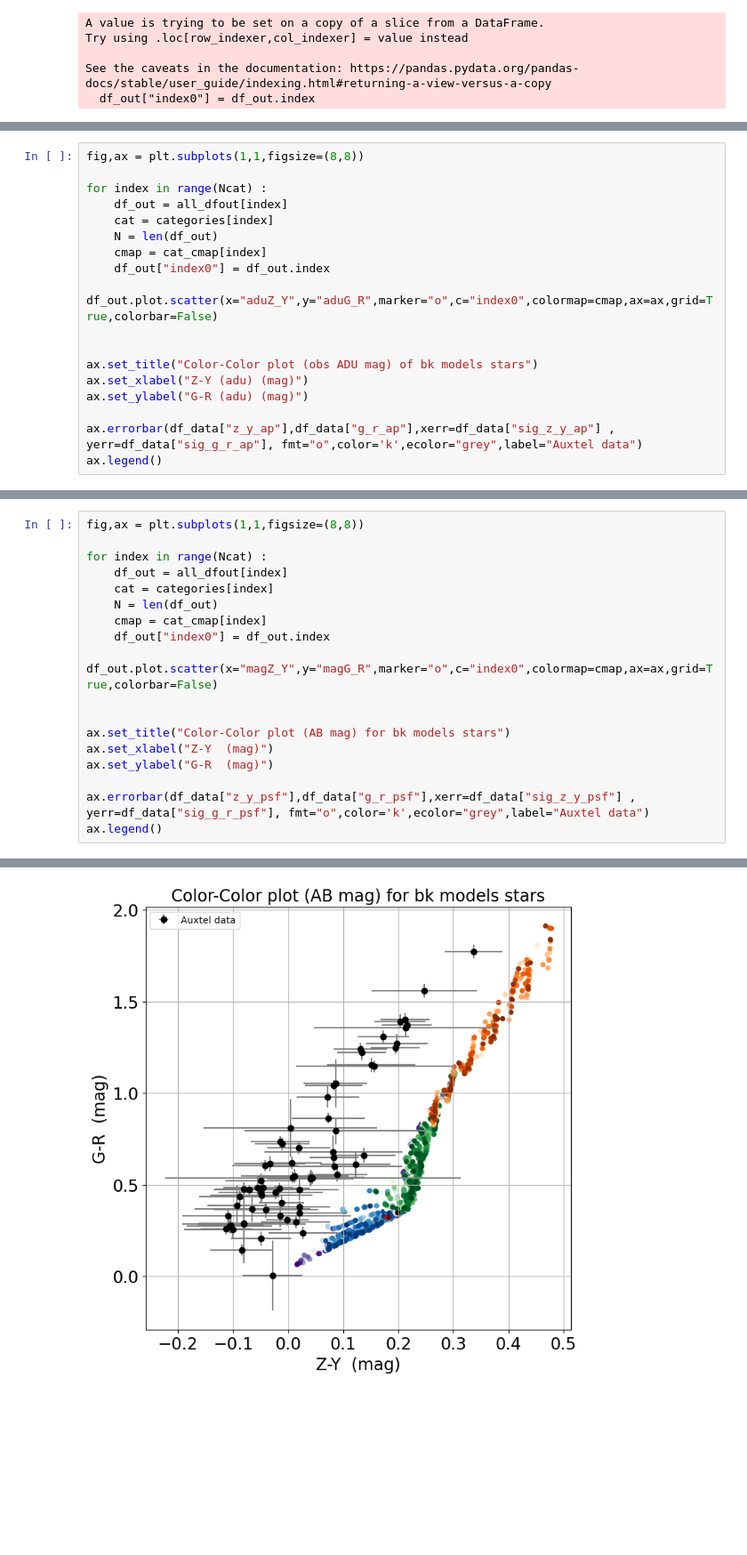
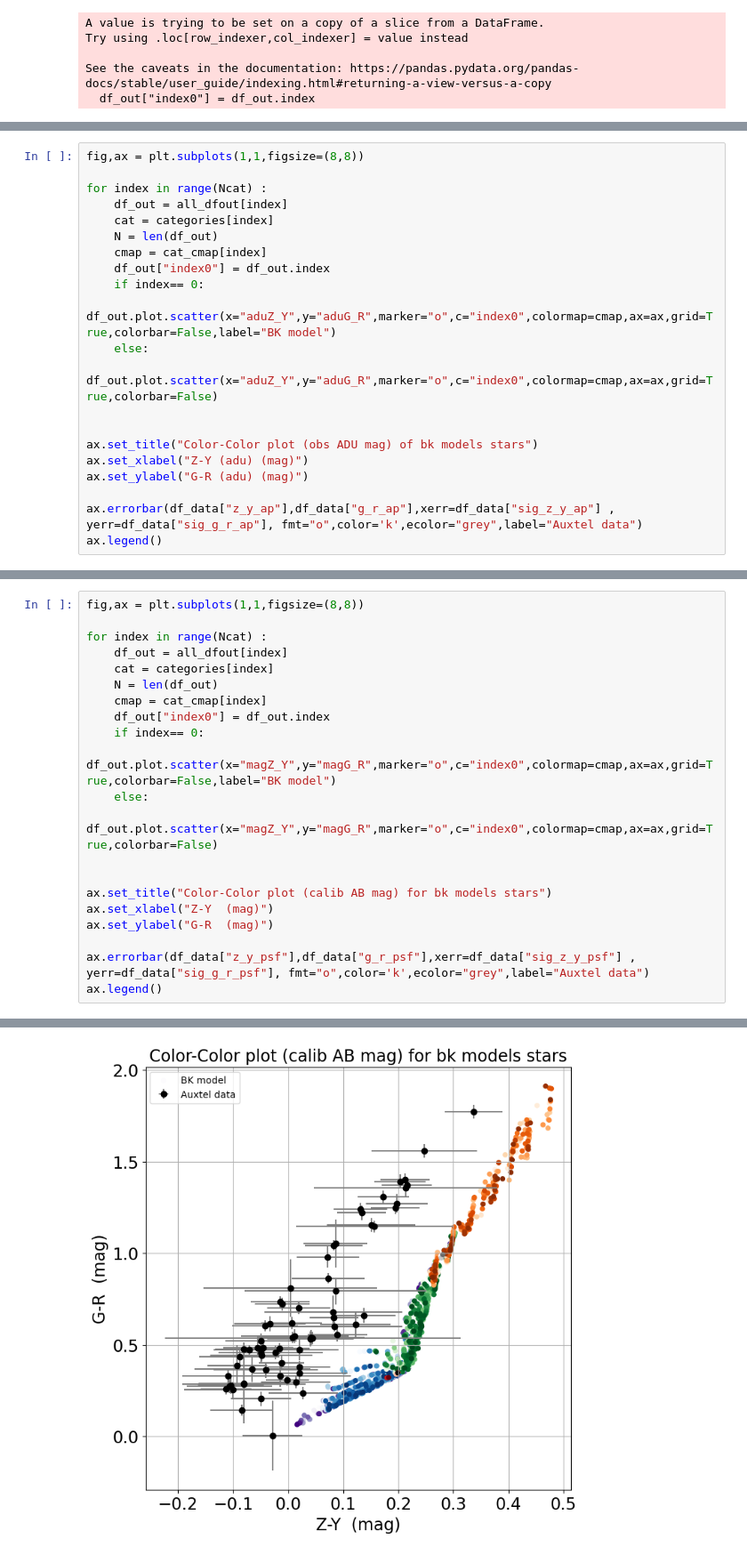
Before and after one commit to sylvielsstfr/RubinLSSTPhotometricCorrTuto, a Jupyter notebook: notebooks/07_SEDBKModelsColors/CompareColorsBKModelsAuxtelData_auxtelSDSSfilters.ipynb, the cells around one changed output, grey strips where cells are left out. Shown at 89% size. Cells and saved outputs as stored; diff of their text form; blank space fills up the shorter version.

Commit message:
Nices plots

```diff
--- a/notebooks/07_SEDBKModelsColors/CompareColorsBKModelsAuxtelData_auxtelSDSSfilters.ipynb
+++ b/notebooks/07_SEDBKModelsColors/CompareColorsBKModelsAuxtelData_auxtelSDSSfilters.ipynb
@@ -533,7 +533,10 @@ for index in range(Ncat) :
     N = len(df_out)
     cmap = cat_cmap[index]
     df_out["index0"] = df_out.index
-    df_out.plot.scatter(x="aduZ_Y",y="aduG_R",marker="o",c="index0",colormap=cmap,ax=ax,grid=True,colorbar=False)
+    if index== 0:
+        df_out.plot.scatter(x="aduZ_Y",y="aduG_R",marker="o",c="index0",colormap=cmap,ax=ax,grid=True,colorbar=False,label="BK model")
+    else:
+        df_out.plot.scatter(x="aduZ_Y",y="aduG_R",marker="o",c="index0",colormap=cmap,ax=ax,grid=True,colorbar=False)
 
 
 ax.set_title("Color-Color plot (obs ADU mag) of bk models stars")
@@ -548,21 +551,24 @@ ax.legend()
 # %%
 fig,ax = plt.subplots(1,1,figsize=(8,8))
 
 for index in range(Ncat) :
     df_out = all_dfout[index]
     cat = categories[index]
     N = len(df_out)
     cmap = cat_cmap[index]
     df_out["index0"] = df_out.index
-    df_out.plot.scatter(x="magZ_Y",y="magG_R",marker="o",c="index0",colormap=cmap,ax=ax,grid=True,colorbar=False)
+    if index== 0:
+        df_out.plot.scatter(x="magZ_Y",y="magG_R",marker="o",c="index0",colormap=cmap,ax=ax,grid=True,colorbar=False,label="BK model")
+    else:
+        df_out.plot.scatter(x="magZ_Y",y="magG_R",marker="o",c="index0",colormap=cmap,ax=ax,grid=True,colorbar=False)
 
 
-ax.set_title("Color-Color plot (AB mag) for bk models stars")
+ax.set_title("Color-Color plot (calib AB mag) for bk models stars")
 ax.set_xlabel("Z-Y  (mag)")
 ax.set_ylabel("G-R  (mag)")
 
 ax.errorbar(df_data["z_y_psf"],df_data["g_r_psf"],xerr=df_data["sig_z_y_psf"] , yerr=df_data["sig_g_r_psf"], fmt="o",color='k',ecolor="grey",label="Auxtel data")
 ax.legend()
 # %% [output]
 <matplotlib.legend.Legend at 0x...>
-[figure, old version]
+[figure, new version]
```
Also changed, not shown: parts of 2 cells of this notebook, 1 other file.
